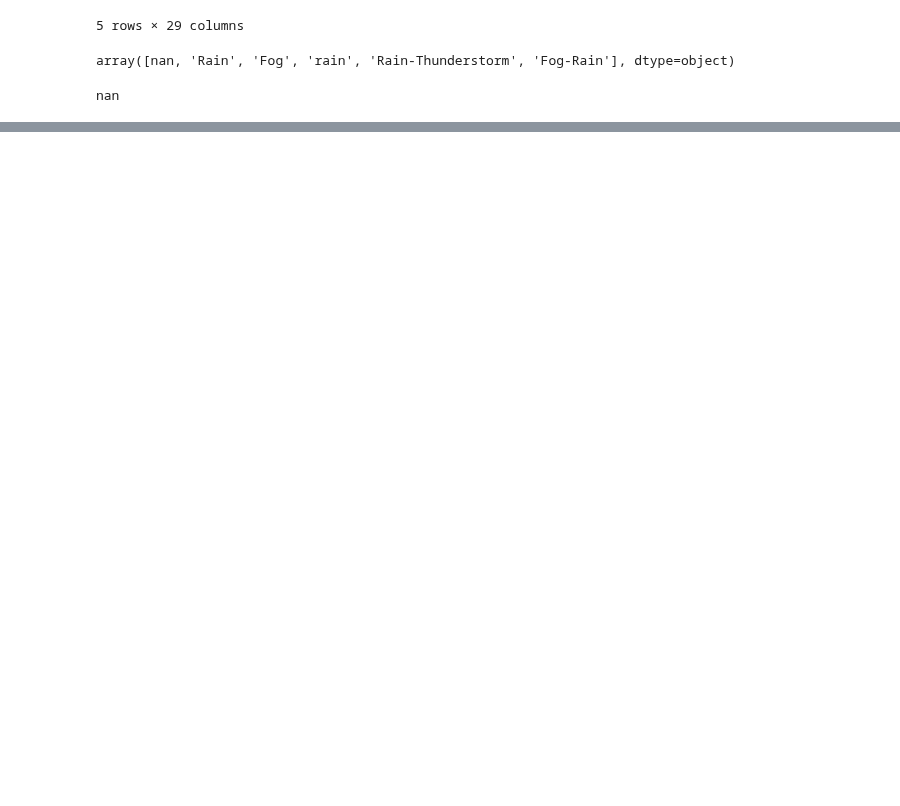
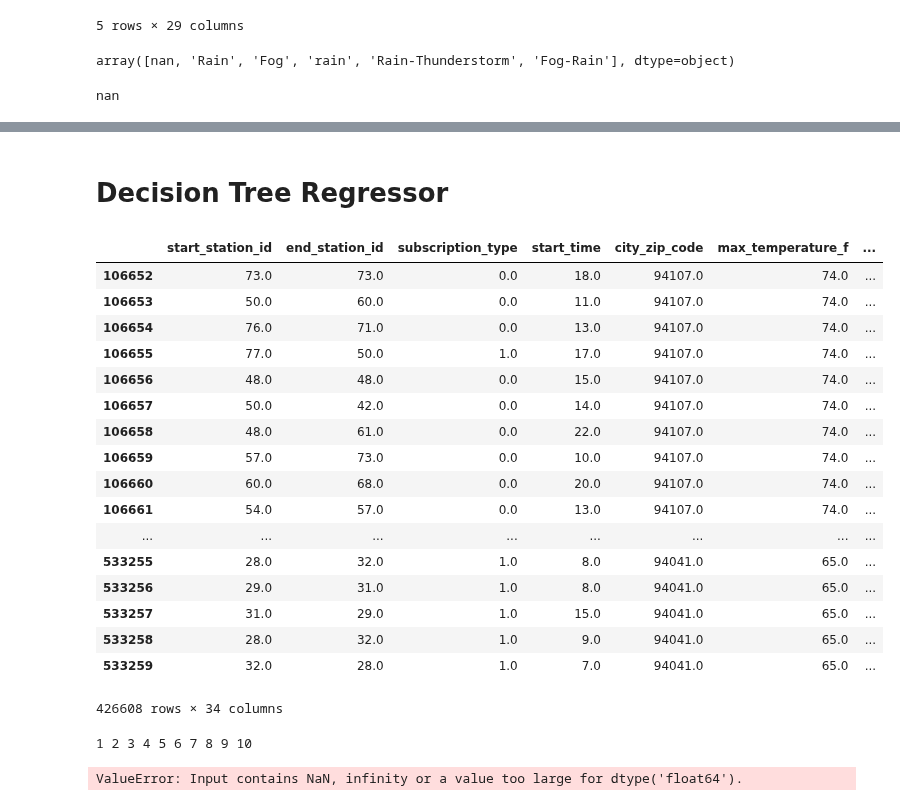
Before and after one commit to Azowyl/TP-Datos, a Jupyter notebook: Pre-procesamiento.ipynb, the cells around one changed output, grey strips where cells are left out. Cells and saved outputs as stored; diff of their text form; code cells hidden in the pictures; blank space fills up the shorter version.

Commit message:
One Hot Encoding, kfold, gridsearch, Decision tree, best precision so far

```diff
--- a/Pre-procesamiento.ipynb
+++ b/Pre-procesamiento.ipynb
@@ -185,0 +193,68 @@ dtype: object
+# %% [markdown]
+# Decision Tree Regressor
+# %%
+x_train
+# %% [output]
+|  | start_station_id | end_station_id | subscription_type | start_time | city_zip_code | max_temperature_f | ... |
+| 106652 | 73.0 | 73.0 | 0.0 | 18.0 | 94107.0 | 74.0 | ... |
+| 106653 | 50.0 | 60.0 | 0.0 | 11.0 | 94107.0 | 74.0 | ... |
+| 106654 | 76.0 | 71.0 | 0.0 | 13.0 | 94107.0 | 74.0 | ... |
+| 106655 | 77.0 | 50.0 | 1.0 | 17.0 | 94107.0 | 74.0 | ... |
+| 106656 | 48.0 | 48.0 | 0.0 | 15.0 | 94107.0 | 74.0 | ... |
+| 106657 | 50.0 | 42.0 | 0.0 | 14.0 | 94107.0 | 74.0 | ... |
+| 106658 | 48.0 | 61.0 | 0.0 | 22.0 | 94107.0 | 74.0 | ... |
+| 106659 | 57.0 | 73.0 | 0.0 | 10.0 | 94107.0 | 74.0 | ... |
+| 106660 | 60.0 | 68.0 | 0.0 | 20.0 | 94107.0 | 74.0 | ... |
+| 106661 | 54.0 | 57.0 | 0.0 | 13.0 | 94107.0 | 74.0 | ... |
+| ... | ... | ... | ... | ... | ... | ... | ... |
+| 533255 | 28.0 | 32.0 | 1.0 | 8.0 | 94041.0 | 65.0 | ... |
+| 533256 | 29.0 | 31.0 | 1.0 | 8.0 | 94041.0 | 65.0 | ... |
+| 533257 | 31.0 | 29.0 | 1.0 | 15.0 | 94041.0 | 65.0 | ... |
+| 533258 | 28.0 | 32.0 | 1.0 | 9.0 | 94041.0 | 65.0 | ... |
+| 533259 | 32.0 | 28.0 | 1.0 | 7.0 | 94041.0 | 65.0 | ... |
+426608 rows × 34 columns
+# %%
+possible_depth = [i for i in range(1,11)]
+for i in possible_depth:
+    print i,
+# %% [output]
+1 2 3 4 5 6 7 8 9 10
+# %%
+best_depth = 0
+best_precision = 0
+
+number_of_split = 5
+
+kf = KFold(n_splits=number_of_split)
+
+# target_values = data['duration']
+# data.drop(labels='duration',axis=1, inplace=True)
+
+for current_depth in possible_depth:
+
+    regr_1 = DecisionTreeRegressor(max_depth=current_depth)
+
+    precision = 0
+
+    for train,test in kf.split(data):
+
+        x_train = data.iloc[train,:]
+        y_train = target_values[train]
+
+        x_test = data.iloc[test,:]
+        y_test = target_values[test]
+
+        regr_1.fit(x_train, y_train)
+
+        y_pred = regr_1.predict(x_test)
+
+        precision += sum(np.isclose(y_pred, y_test, 30)) / float(X_train.shape[0])
+
+    precision /= number_of_split
+
+    if (precision > best_precision):
+
+        best_precision = precision
+        best_depth = current_depth
+# %% [output]
+ValueError: Input contains NaN, infinity or a value too large for dtype('float64').
```
Also changed, not shown: parts of 18 cells of this notebook, 2 other files.
